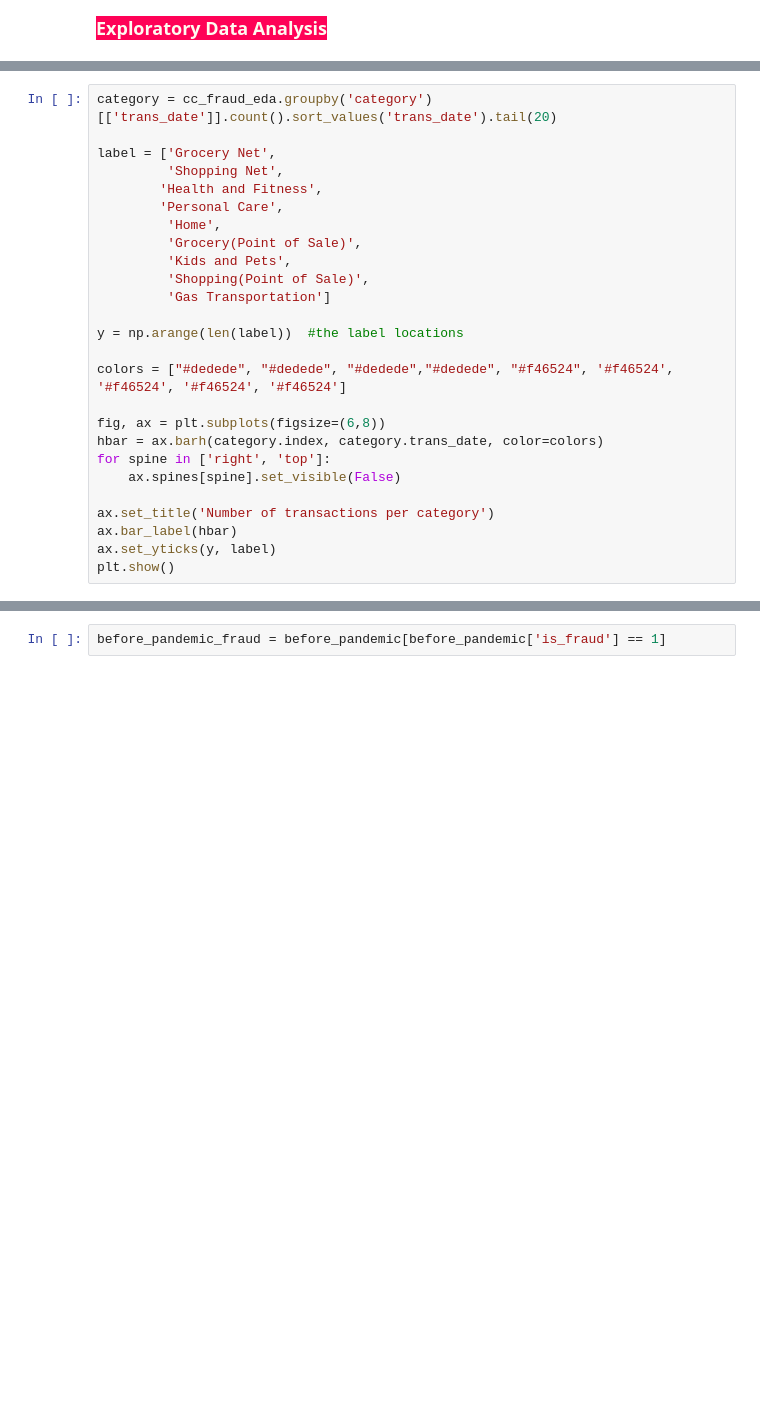
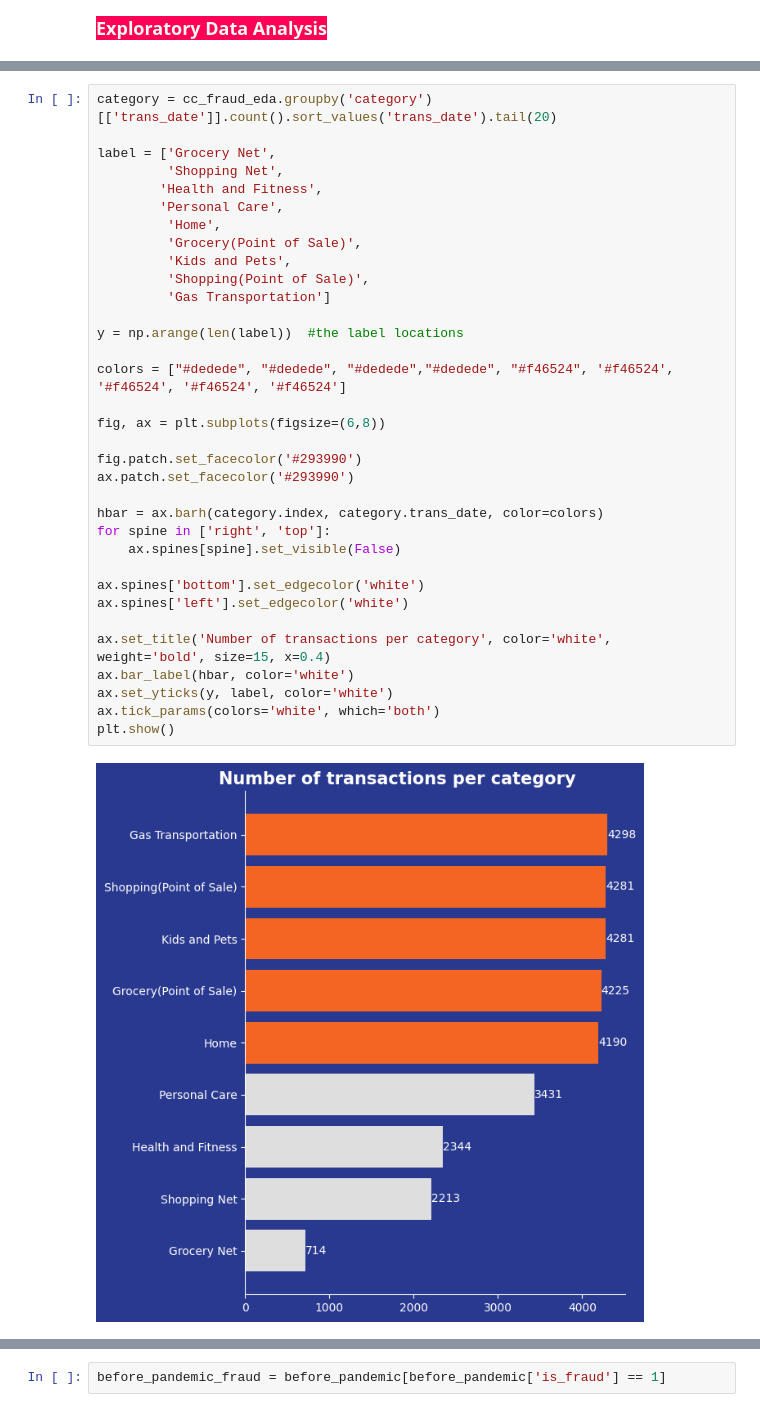
Before and after one commit to emersonnuqui/fraudbusters-sprint3, a Jupyter notebook: Pandemic_Transactions_Fraud_Detection_(Fraudbusters).ipynb, the cells around one changed output, grey strips where cells are left out. Cells and saved outputs as stored; diff of their text form; blank space fills up the shorter version.

```diff
--- a/Pandemic_Transactions_Fraud_Detection_(Fraudbusters).ipynb
+++ b/Pandemic_Transactions_Fraud_Detection_(Fraudbusters).ipynb
@@ -654,29 +755,39 @@ plt.show()
 # %%
 category = cc_fraud_eda.groupby('category')[['trans_date']].count().sort_values('trans_date').tail(20)
 
 label = ['Grocery Net',
          'Shopping Net',
         'Health and Fitness',
         'Personal Care',
          'Home',
          'Grocery(Point of Sale)',
          'Kids and Pets',
          'Shopping(Point of Sale)',
          'Gas Transportation']
 
 y = np.arange(len(label))  #the label locations
 
 colors = ["#dedede", "#dedede", "#dedede","#dedede", "#f46524", '#f46524', '#f46524', '#f46524', '#f46524']
 
 fig, ax = plt.subplots(figsize=(6,8))
+
+fig.patch.set_facecolor('#293990')
+ax.patch.set_facecolor('#293990')
+
 hbar = ax.barh(category.index, category.trans_date, color=colors)
 for spine in ['right', 'top']:
     ax.spines[spine].set_visible(False)
 
-ax.set_title('Number of transactions per category')
-ax.bar_label(hbar)
-ax.set_yticks(y, label)
+ax.spines['bottom'].set_edgecolor('white')
+ax.spines['left'].set_edgecolor('white')
+
+ax.set_title('Number of transactions per category', color='white', weight='bold', size=15, x=0.4)
+ax.bar_label(hbar, color='white')
+ax.set_yticks(y, label, color='white')
+ax.tick_params(colors='white', which='both')
 plt.show()
+# %% [output]
+[figure, added]
 # %%
 fraud_trans_category = cc_fraud_eda[cc_fraud_eda['is_fraud']==1]
 fraud_trans_amt_category = fraud_trans_category.groupby('category')[['trans_date']].count().sort_values('trans_date').tail(20)
```
Also changed, not shown: parts of 59 cells of this notebook.
